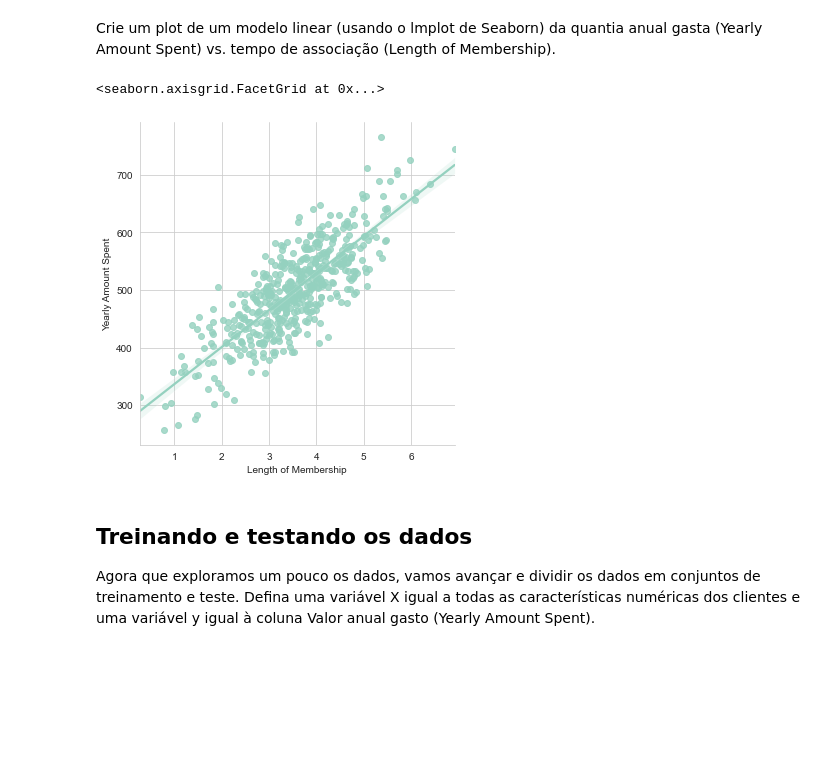
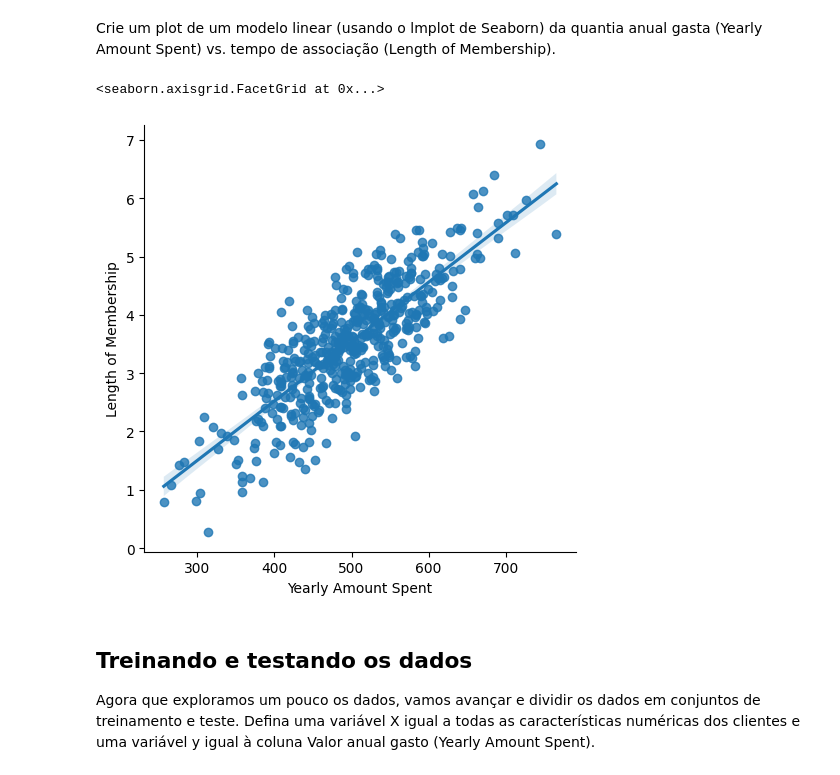
Before and after one commit to ialeonardomartini/modelos-de-classificacao-e-regressao, a Jupyter notebook: 3. Regressão Linear em Dados de Ecommerce/regressao-linear-projeto.ipynb, the cells around one changed output. Cells and saved outputs as stored; diff of their text form; code cells hidden in the pictures; blank space fills up the shorter version.

```diff
--- a/3. Regressão Linear em Dados de Ecommerce/regressao-linear-projeto.ipynb
+++ b/3. Regressão Linear em Dados de Ecommerce/regressao-linear-projeto.ipynb
@@ -26,7 +26,7 @@ Trabalharemos com o arquivo csv do Ecommerce Customers da empresa. Possui inform
 
 ** Leia no arquivo csv do Ecommerce Customers como um DataFrame chamado clientes. **
 # %%
-clientes = pd.read_csv("Ecommerce Customers")
+clientes = pd.read_csv("ecommerce-customers.csv")
 # %% [markdown]
 **Verifique o cabeçalho dos clientes e confira os seus métodos info () e describe().**
 # %%
@@ -76,7 +76,4 @@ memory usage: 31.4+ KB
 Pelo resto do exercício, só estaremos usando os dados numéricos do arquivo csv.
 ___
 ** Use seaborn para criar um jointplot para comparar as colunas Time On Website e Volume anual. A correlação faz sentido? **
-# %%
-sns.set_palette("GnBu_d")
-sns.set_style('whitegrid')
 # %%
@@ -113,10 +145,14 @@ Baseado neste plot o que parece ser a característica mais correlacionada com o
 # %% [markdown]
 Crie um plot de um modelo linear (usando o lmplot de Seaborn) da quantia anual gasta (Yearly Amount Spent) vs. tempo de associação (Length of Membership).
 # %%
-sns.lmplot(x='Length of Membership',y='Yearly Amount Spent',data=clientes)
+sns.lmplot(
+    data=clientes,
+    x="Yearly Amount Spent",
+    y="Length of Membership"
+)
 # %% [output]
 <seaborn.axisgrid.FacetGrid at 0x...>
-[figure, old version]
+[figure, new version]
 # %% [markdown]
 ## Treinando e testando os dados
 
```
Also changed, not shown: parts of 22 cells of this notebook.
